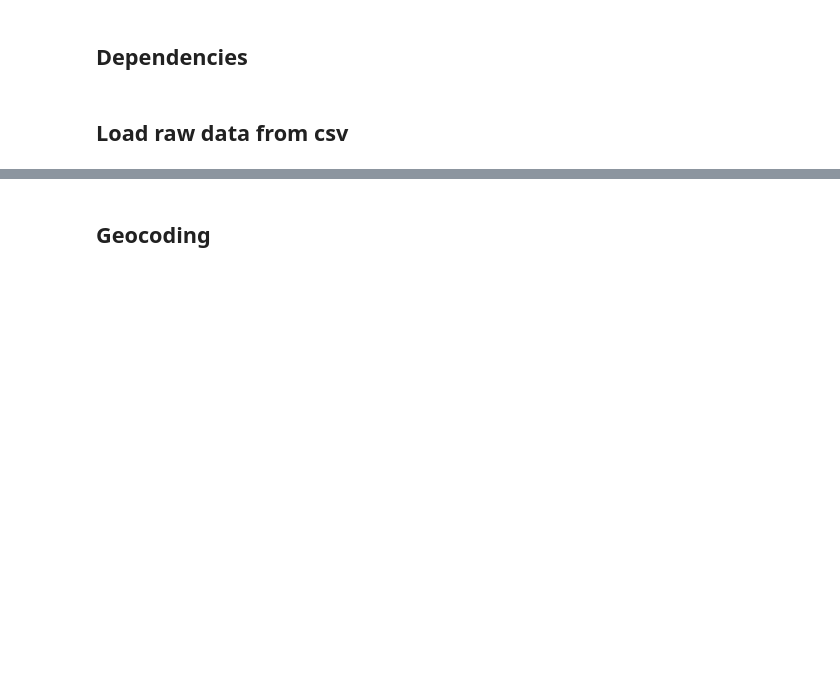
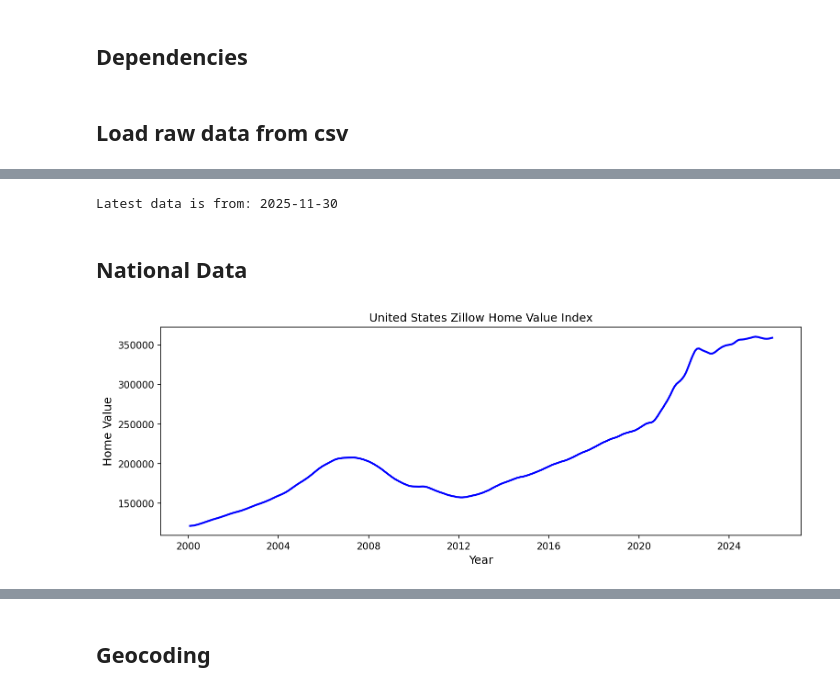
Before and after one commit to csclev/climate-exposure, a Jupyter notebook: notebooks/Process Zillow Home Value Index.ipynb, the cells around one changed output, grey strips where cells are left out. Saved outputs shown, nothing was run; the diff lists cells and outputs as text; code cells hidden in the pictures; blank space fills up the shorter version.

Commit message:
Initial data analysis od national trend and distribution

```diff
--- a/notebooks/Process Zillow Home Value Index.ipynb
+++ b/notebooks/Process Zillow Home Value Index.ipynb
@@ -19,11 +53,5 @@ from geopy.geocoders import Nominatim
 zhvi_raw = Path('../data/raw/ZHVI_2026_01_08_raw.csv')
 assert zhvi_raw.exists()
 # %%
-dtype = {
-    'RegionID': 'int64',
-    'SizeRank': 'int64',
-    'RegionName': 'string',
-    'RegionType': 'string',
-    'StateName': 'string'
-}
-zhvi = pd.read_csv(zhvi_raw, dtype=dtype)
+zhvi = ZillowData(zhvi_raw)
+zhvi.df.head()
@@ -39,3 +77,24 @@ assert zhvi.dtypes['2000-01-31'] == 'float64'
 # %%
-zhvi
-df = zhvi
+
+latest_month = df.columns[-1]
+print(f"Latest data is from: {latest_month}")
+# %% [output]
+Latest data is from: 2025-11-30
+# %% [markdown]
+## National Data
+# %%
+national = zhvi.region_time_series("United States")
+assert national.columns == ["United States"], "column labeled for region"
+assert len(national) == 311, "Data through 2025-11-30"
+assert isinstance(national.index, pd.DatetimeIndex)
+assert national.loc['2000-01-31', 'United States'] == pytest.approx(121365.46, abs=1e-2)
+assert national.loc['2025-11-30', 'United States'] == pytest.approx(359241.25, abs=1e-2)
+# %%
+plt.figure(figsize=(12, 4), dpi=150)
+plt.plot(national.index, national['United States'], color='blue', linewidth=2)
+plt.title("United States Zillow Home Value Index")
+plt.ylabel("Home Value", fontsize=12)
+plt.xlabel("Year", fontsize=12)
+plt.show()
+# %% [output]
+[figure, added]
```
Also changed, not shown: parts of 8 cells of this notebook.
